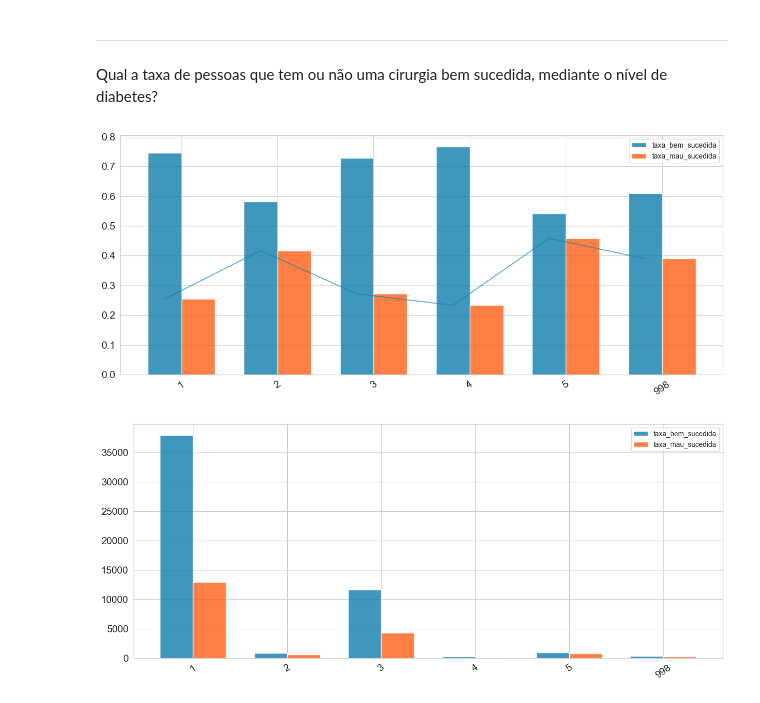
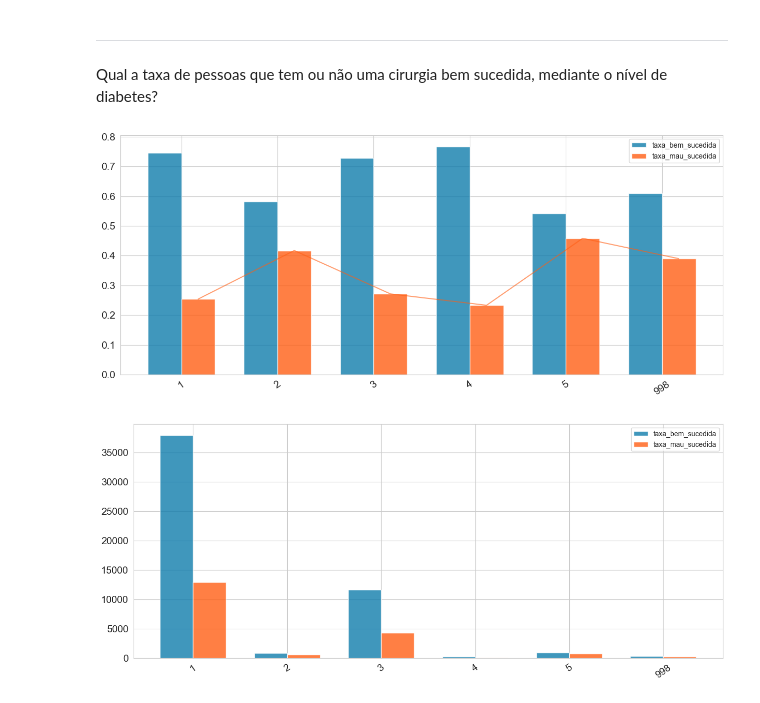
Before and after one commit to bruno-valero/Health_Analytics, a Jupyter notebook: Health_Analytics.ipynb, the cells around one changed output. Cells and saved outputs as stored; diff of their text form; code cells hidden in the pictures.

```diff
--- a/Health_Analytics.ipynb
+++ b/Health_Analytics.ipynb
@@ -293,28 +293,28 @@ Qual a taxa de pessoas que tem ou não uma cirurgia bem sucedida, mediante o ní
 # %%
 diab_ps = ds.crosstab.show(['DIAB'], ['PSTATUS']).reset_index()
 diab_ps['taxa_bem_sucedida'] = diab_ps[0] / (diab_ps[0] + diab_ps[1])
 diab_ps['taxa_mau_sucedida'] = diab_ps[1] / (diab_ps[0] + diab_ps[1])
 
 # diab_ps.plot.bar('DIAB', ['taxa_morte', 'taxa_sobrevivencia'], figsize = (15,6),
                 #  color = ['#' + 'FF5F15', '#' + '107dac'], alpha = 0.7)
 fig, ax = plt.subplots(figsize = (15,6))
 xlabels = diab_ps['DIAB'].map(lambda x: 6 if x == 998 else x)
 xlabels_values = ['', '1', '2', '3', '4', '5', '998']
 
 width = 0.35
 ax.bar(xlabels - width / 2, height = diab_ps['taxa_bem_sucedida'], width = width, color = '#' + '107dac', alpha = 0.8,
 label = 'taxa_bem_sucedida')
 ax.bar(xlabels + width / 2, height = diab_ps['taxa_mau_sucedida'], width = width, color = '#' + 'FF5F15', alpha = 0.8,
 label = 'taxa_mau_sucedida')
-ax.plot(xlabels - width / 2, diab_ps['taxa_mau_sucedida'], color = '#' + '107dac', alpha = 0.6)
+ax.plot(xlabels + width / 2, diab_ps['taxa_mau_sucedida'], color = '#' + 'FF5F15', alpha = 0.6)
 ax.set_xticklabels(xlabels_values)
 
 plt.xticks(rotation = 35, fontsize = 14)
 plt.yticks(fontsize = 14)
 plt.legend()
 plt.show();
 # %% [output]
-[figure, old version]
+[figure, new version]
 # %%
 fig, ax = plt.subplots(figsize = (15,6))
 xlabels = diab_ps['DIAB'].map(lambda x: 6 if x == 998 else x)
```
